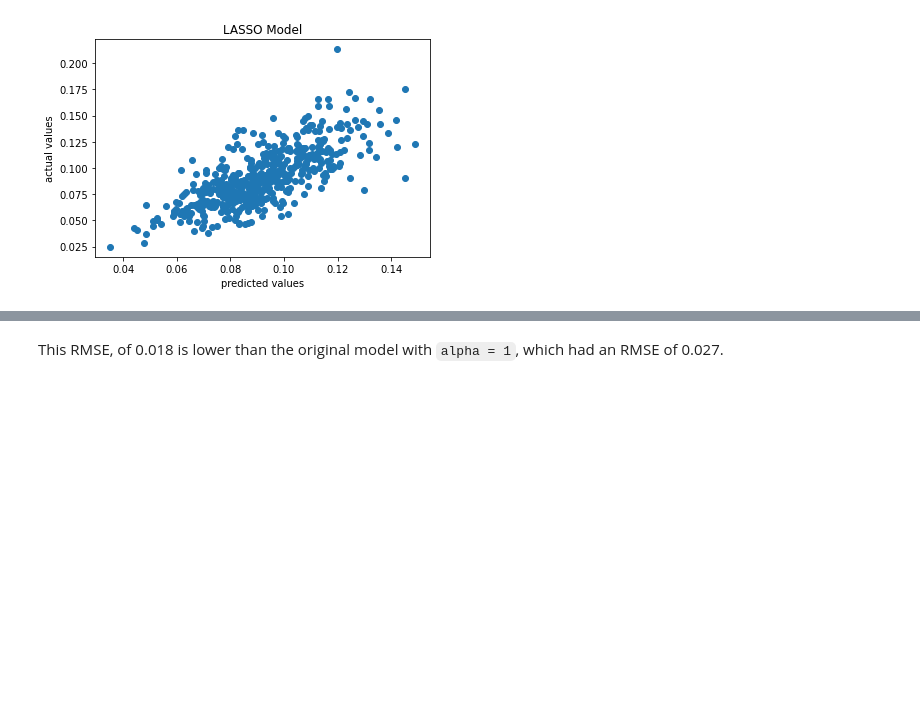
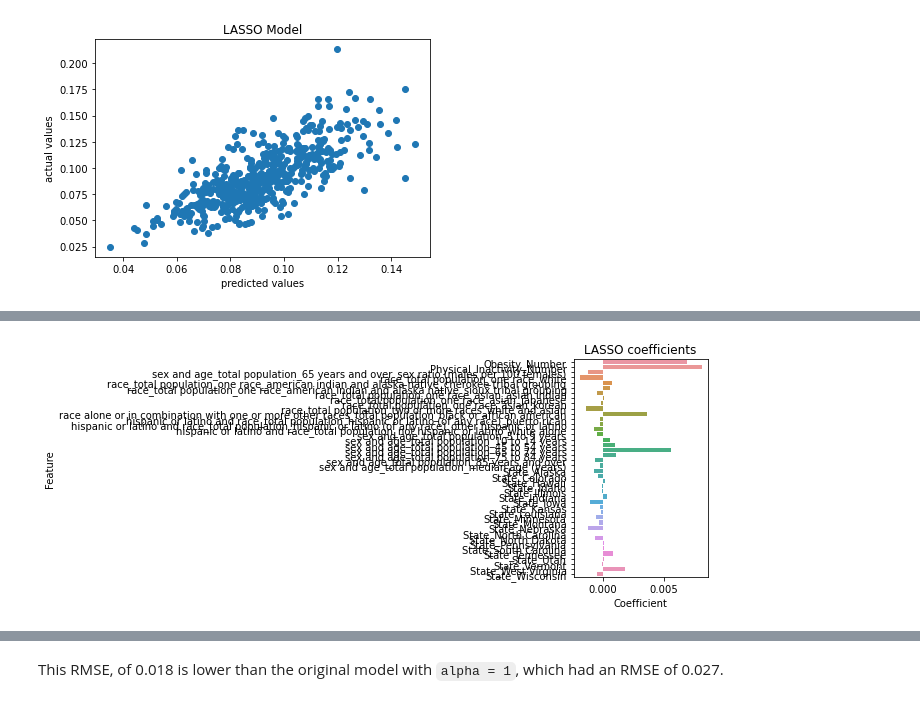
Before and after one commit to chasejstokes/CSS_Project2_Team7_Fall2022, a Jupyter notebook: Project 2 Students.ipynb, the cells around one changed output, grey strips where cells are left out. Cells and saved outputs as stored; diff of their text form; code cells hidden in the pictures; blank space fills up the shorter version.

Commit message:
visualization LASSO coefs

```diff
--- a/Project 2 Students.ipynb
+++ b/Project 2 Students.ipynb
@@ -452,2 +459,15 @@ plt.show()
+# %%
+coefs = lasso_model.coef_[lasso_model.coef_ != 0]
+lasso_reg_data = pd.DataFrame([coefs, X_featureselection.columns]).T
+lasso_reg_data.columns = ['Coefficient', 'Feature']
+
+figure = plt.figure()
+figure.subplots_adjust(wspace = .5, hspace=.5)
+figure.add_subplot(1, 2, 1)
+# Plot for LASSO coefficients here
+sns.barplot(x = 'Coefficient', y = 'Feature', data = lasso_reg_data)
+plt.title('LASSO coefficients');
+# %% [output]
+[figure, added]
 # %%
 lasso_model.alpha_
```
Also changed, not shown: parts of 9 cells of this notebook.
